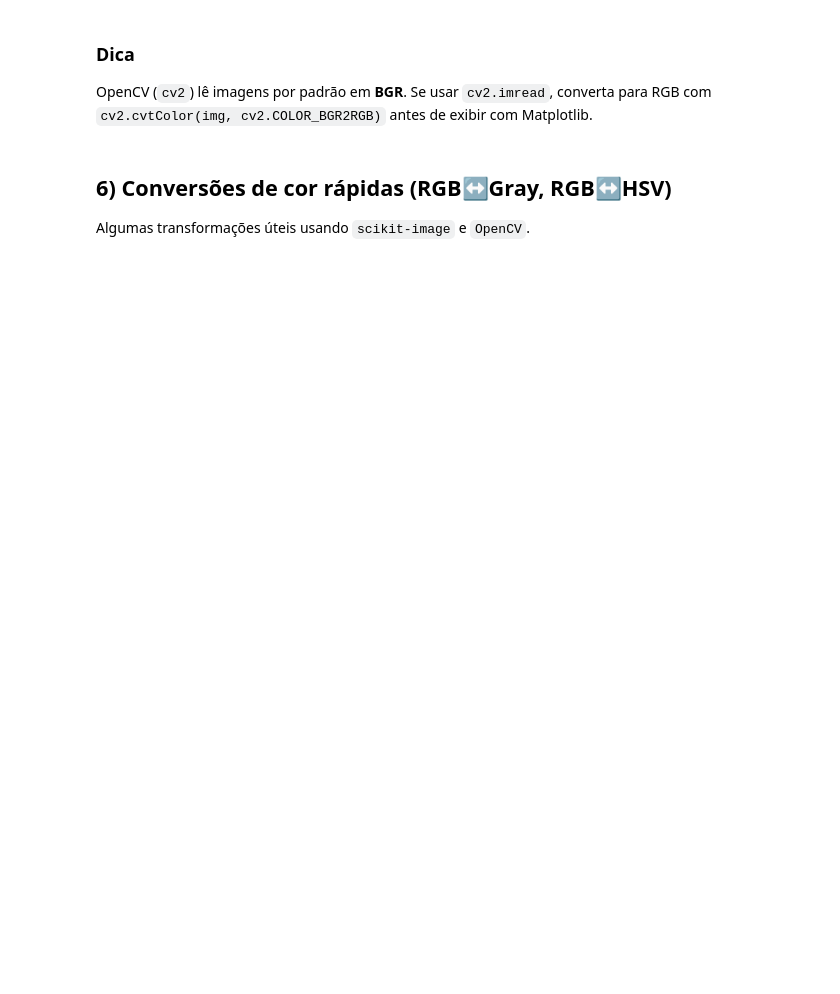
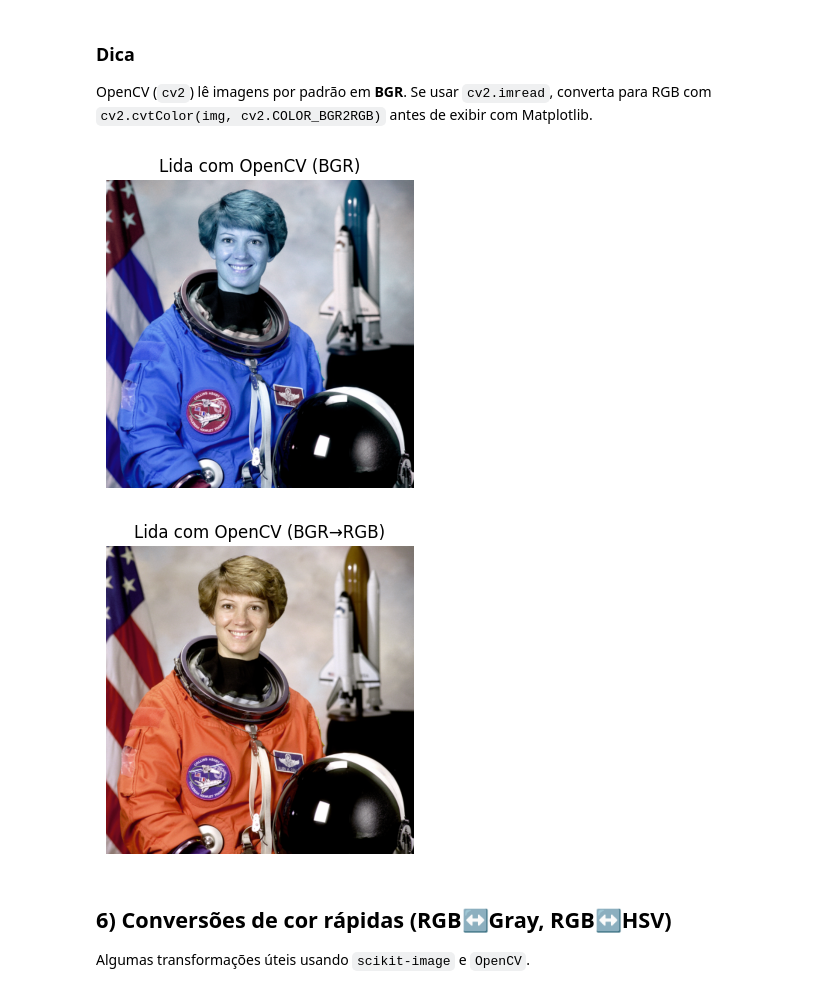
Before and after one commit to guirco/ufpel-pdi, a Jupyter notebook: LAB0_IntroPython.ipynb, the cells around one changed output. Drawn from its saved outputs; the diff is of its cells as text; code cells hidden in the pictures; blank space fills up the shorter version.

```diff
--- a/LAB0_IntroPython.ipynb
+++ b/LAB0_IntroPython.ipynb
@@ -152,16 +177,26 @@ OpenCV (`cv2`) lê imagens por padrão em **BGR**. Se usar `cv2.imread`, convert
 # %%
 # Exemplo com OpenCV (imagem de exemplo salva e relida):
 tmp_path = "astronaut.png"
-io.imsave(tmp_path, img)  # salva em disco
+io.imsave(tmp_path, img)  # salva em disco, no arquivo "astronaut.png"
 
-img_bgr = cv2.imread(tmp_path)           # BGR
-img_rgb = cv2.cvtColor(img_bgr, cv2.COLOR_BGR2RGB)
+img_bgr = cv2.imread(tmp_path)           # lendo a imagem com OpenCV (formato BGR)
+
+plt.figure(figsize=(4,4))
+plt.imshow(img_bgr)
+plt.title("Lida com OpenCV (BGR)")
+plt.axis('off')
+plt.show()
+
+img_rgb = cv2.cvtColor(img_bgr, cv2.COLOR_BGR2RGB)     # convertendo a imagem para RGB
 
 plt.figure(figsize=(4,4))
 plt.imshow(img_rgb)
-plt.title("Lida com OpenCV (convertida BGR→RGB)")
+plt.title("Lida com OpenCV (BGR→RGB)")
 plt.axis('off')
 plt.show()
+# %% [output]
+[figure, added]
+[figure, added]
 # %% [markdown]
 ## 6) Conversões de cor rápidas (RGB↔Gray, RGB↔HSV)
 Algumas transformações úteis usando `scikit-image` e `OpenCV`.
```
Also changed, not shown: parts of 9 cells of this notebook.
